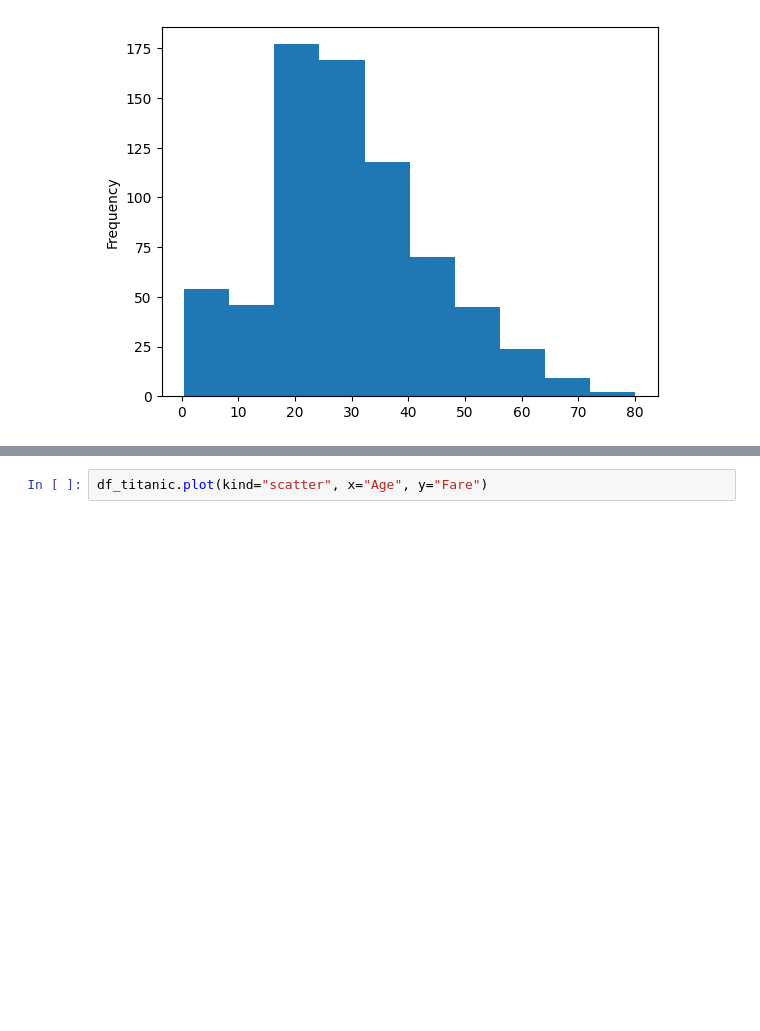
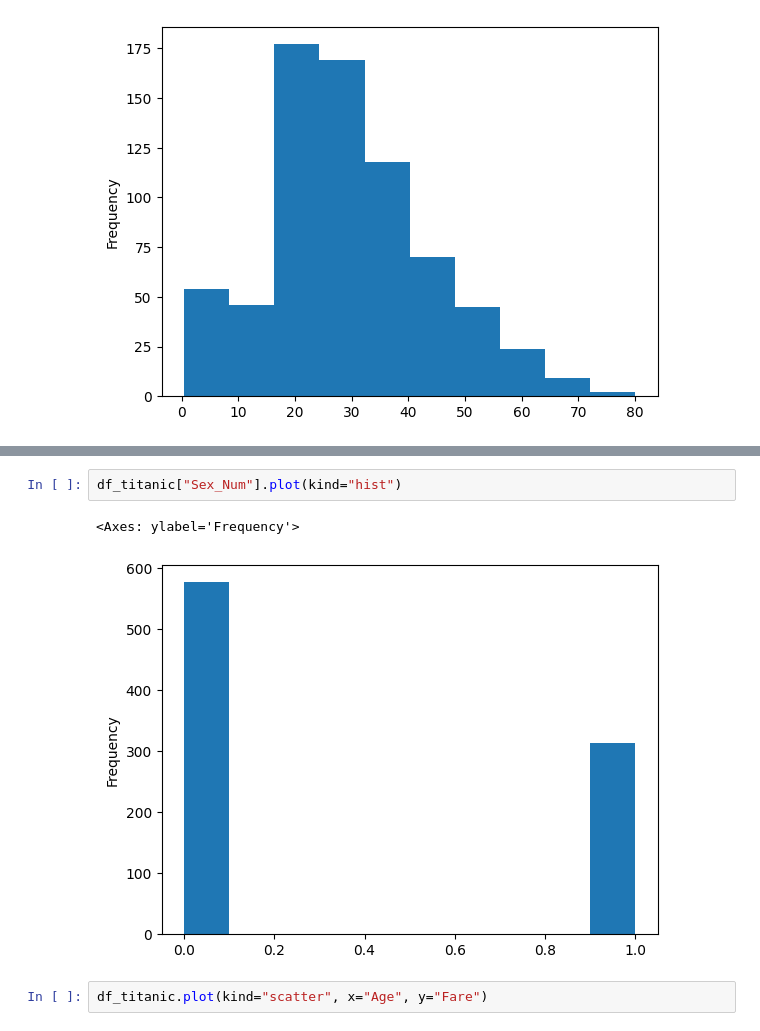
Before and after one commit to VolDonets/DataMining, a Jupyter notebook: practice_tasks/classwork_3.ipynb, the cells around one changed output, grey strips where cells are left out. Saved outputs shown, nothing was run; the diff lists cells and outputs as text; blank space fills up the shorter version.

```diff
--- a/practice_tasks/classwork_3.ipynb
+++ b/practice_tasks/classwork_3.ipynb
@@ -203,3 +213,8 @@ df_titanic["Age"].plot(kind="hist")
+# %%
+df_titanic["Sex_Num"].plot(kind="hist")
+# %% [output]
+<Axes: ylabel='Frequency'>
+[figure, added]
 # %%
 df_titanic.plot(kind="scatter", x="Age", y="Fare")
 # %% [output]
```
Also changed, not shown: parts of 4 cells of this notebook.
